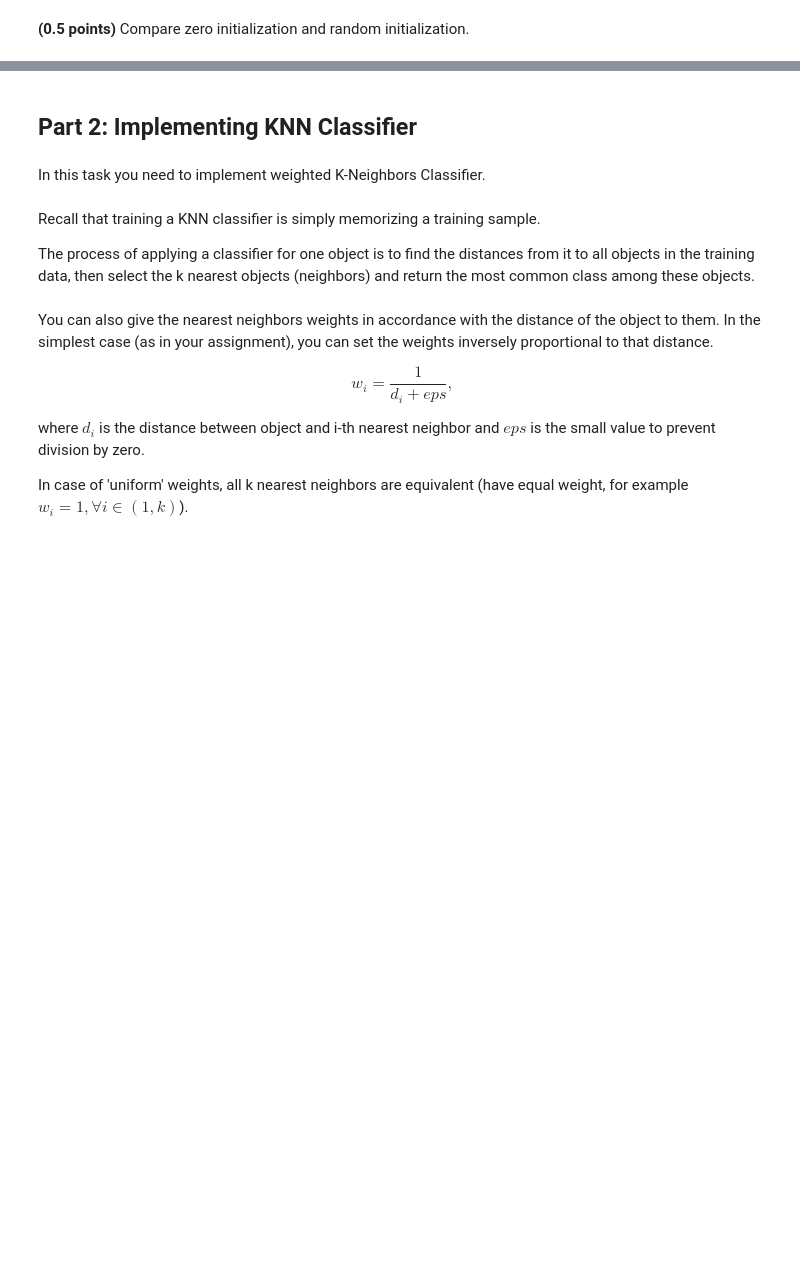
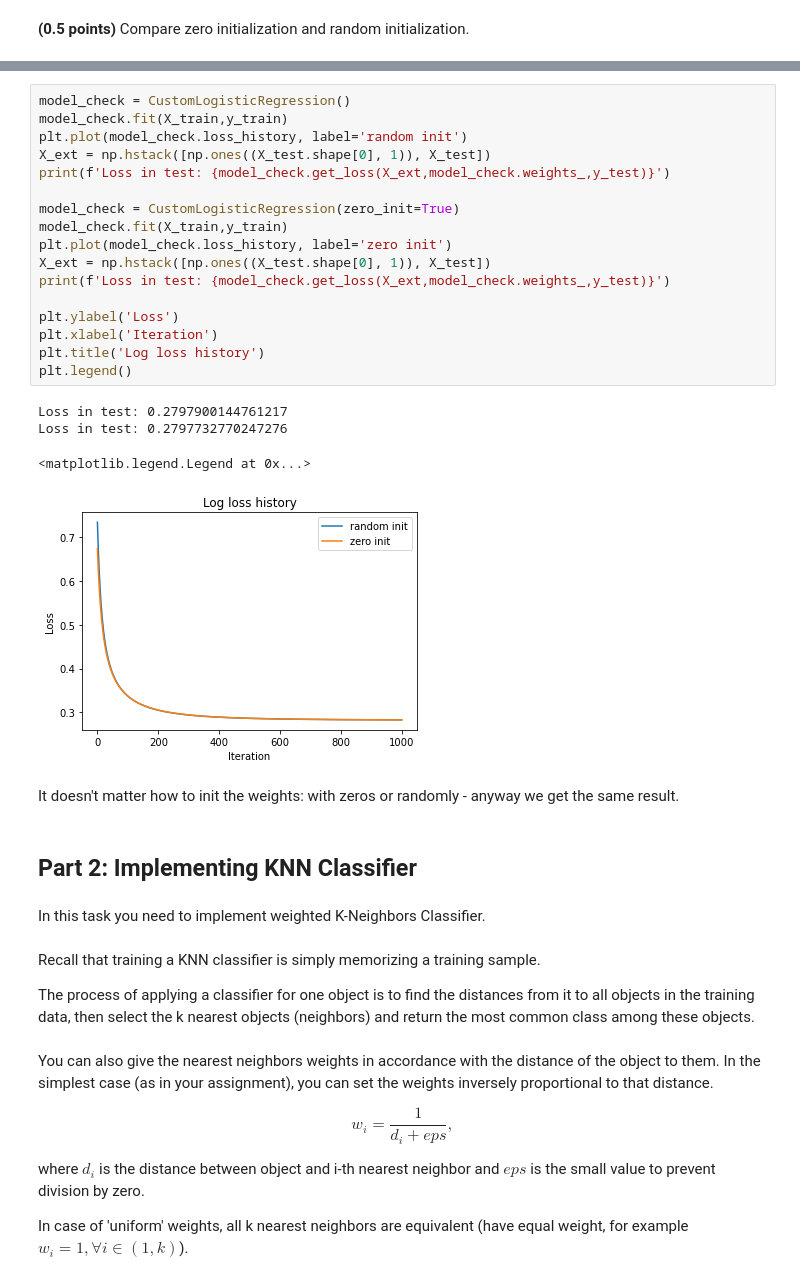
Before and after one commit to WioWio/ML-intro-Wio-2, a Jupyter notebook: hw_classification.ipynb, the cells around one changed output, grey strips where cells are left out. Drawn from its saved outputs; the diff is of its cells as text; blank space fills up the shorter version.

```diff
--- a/hw_classification.ipynb
+++ b/hw_classification.ipynb
@@ -247,3 +282,27 @@ By reducing eta(0.0001) plot is gently sloping, so it needs many times more iter
+# %%
+model_check = CustomLogisticRegression()
+model_check.fit(X_train,y_train)
+plt.plot(model_check.loss_history, label='random init')
+X_ext = np.hstack([np.ones((X_test.shape[0], 1)), X_test])
+print(f'Loss in test: {model_check.get_loss(X_ext,model_check.weights_,y_test)}')
+
+model_check = CustomLogisticRegression(zero_init=True)
+model_check.fit(X_train,y_train)
+plt.plot(model_check.loss_history, label='zero init')
+X_ext = np.hstack([np.ones((X_test.shape[0], 1)), X_test])
+print(f'Loss in test: {model_check.get_loss(X_ext,model_check.weights_,y_test)}')
+
+plt.ylabel('Loss')
+plt.xlabel('Iteration')
+plt.title('Log loss history')
+plt.legend()
+# %% [output]
+Loss in test: 0.2797900144761217
+Loss in test: 0.2797732770247276
+<matplotlib.legend.Legend at 0x...>
+[figure, added]
+# %% [markdown]
+It doesn't matter how to init the weights: with zeros or randomly - anyway we get the same result.
 # %% [markdown]
 ## Part 2: Implementing KNN Classifier
 # %% [markdown]
```
Also changed, not shown: parts of 12 cells of this notebook.
